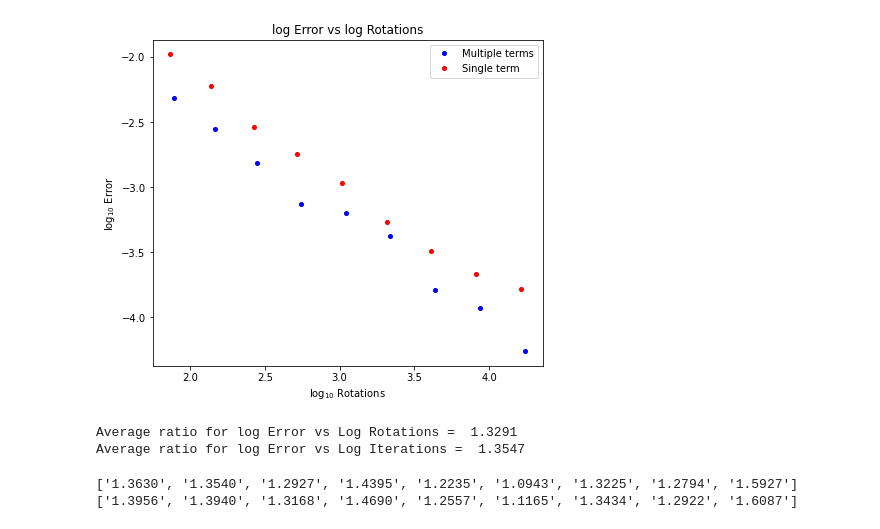
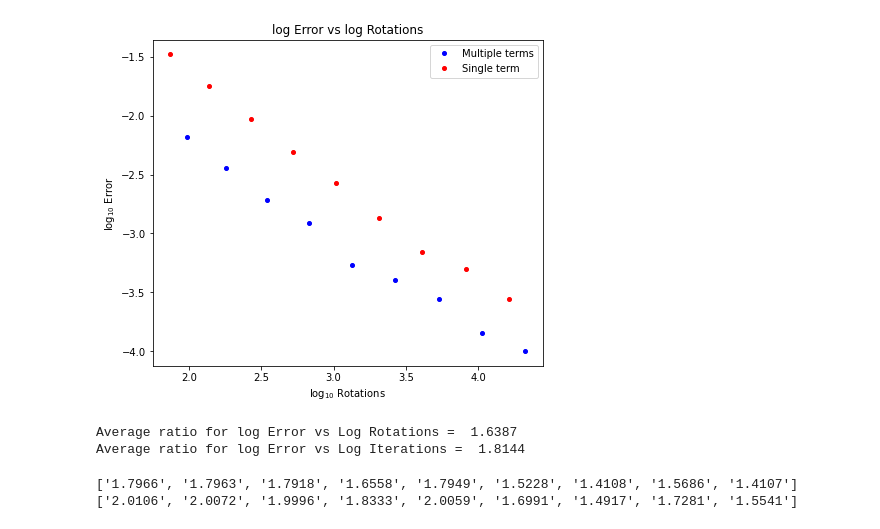
Before and after one commit to SNIPRS/hamiltonian, a Jupyter notebook: plots.ipynb, the cells around one changed output. Cells and saved outputs as stored; diff of their text form; code cells hidden in the pictures.

```diff
--- a/plots.ipynb
+++ b/plots.ipynb
@@ -3,7 +3,7 @@ import numpy as np
 import matplotlib.pyplot as plt
 %matplotlib inline
 
-suffix = '-LiH1'
+suffix = '-H2'
 errors1 = np.loadtxt('save/errors1' + suffix + '.txt')
 errors = np.loadtxt('save/errors' + suffix + '.txt')
 Ns = np.loadtxt('save/Ns' + suffix + '.txt')
@@ -11,4 +11,6 @@ rcosts = np.loadtxt('save/rcosts' + suffix + '.txt')
 tcosts = np.loadtxt('save/tcosts' + suffix + '.txt')
 
 msize = 4
+
+ro, bo = 'ro', 'bo'
 # %% [markdown]
@@ -72,14 +74,14 @@ plt.show()
 # %%
 plt.figure(figsize=(7,6))
 plt.title('log Error vs log Rotations')
-plt.plot(np.log10(rcosts), np.log10(errors), 'bo', label='Multiple terms', markersize=msize)
-plt.plot(np.log10(Ns), np.log10(errors1), 'ro', label='Single term', markersize=msize)
+plt.plot(np.log10(rcosts), np.log10(errors), bo, label='Multiple terms', markersize=msize)
+plt.plot(np.log10(Ns), np.log10(errors1), ro, label='Single term', markersize=msize)
 plt.xlabel(r'log$_{10}$ Rotations')
 plt.ylabel(r'log$_{10}$ Error')
 plt.legend()
 plt.show()
 # %% [output]
-[figure, old version]
+[figure, new version]
 # %%
 def interpolated_value(x, x1, y1, x2, y2):
     m = (y2-y1)/(x2-x1)
@@ -113,11 +115,11 @@ iterations_ratio, ris = average_ratio(np.log10(Ns), np.log10(errors), np.log10(e
 print("Average ratio for log Error vs Log Rotations =  {0:.4f}".format(rotations_ratio))
 print("Average ratio for log Error vs Log Iterations =  {0:.4f}".format(iterations_ratio))
 # %% [output]
-Average ratio for log Error vs Log Rotations =  1.3291
-Average ratio for log Error vs Log Iterations =  1.3547
+Average ratio for log Error vs Log Rotations =  1.6387
+Average ratio for log Error vs Log Iterations =  1.8144
 # %%
 print(["{0:0.4f}".format(i) for i in rrs])
 print(["{0:0.4f}".format(i) for i in ris])
 # %% [output]
-['1.3630', '1.3540', '1.2927', '1.4395', '1.2235', '1.0943', '1.3225', '1.2794', '1.5927']
-['1.3956', '1.3940', '1.3168', '1.4690', '1.2557', '1.1165', '1.3434', '1.2922', '1.6087']
+['1.7966', '1.7963', '1.7918', '1.6558', '1.7949', '1.5228', '1.4108', '1.5686', '1.4107']
+['2.0106', '2.0072', '1.9996', '1.8333', '2.0059', '1.6991', '1.4917', '1.7281', '1.5541']
```
Also changed, not shown: parts of 6 cells of this notebook, 1 other file.
